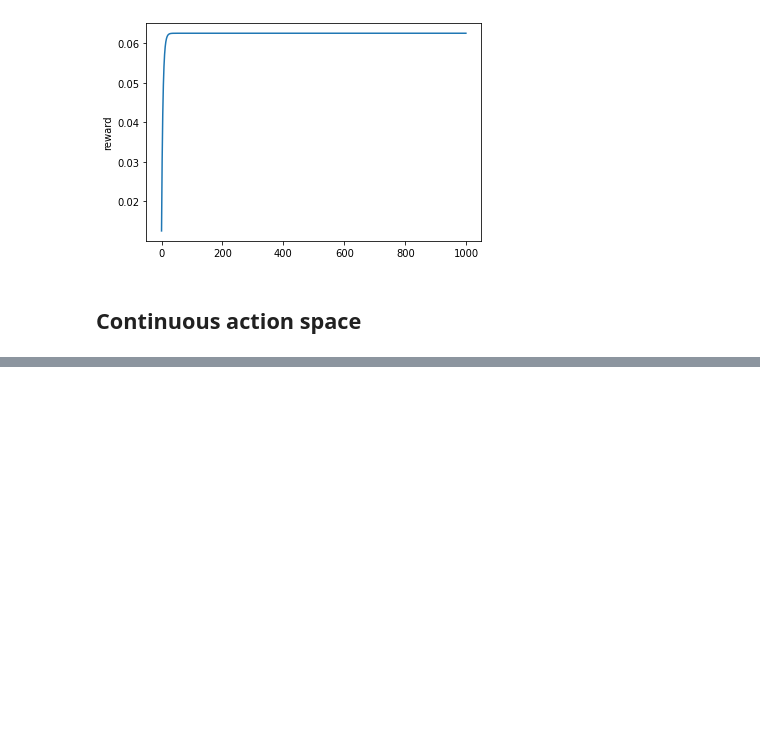
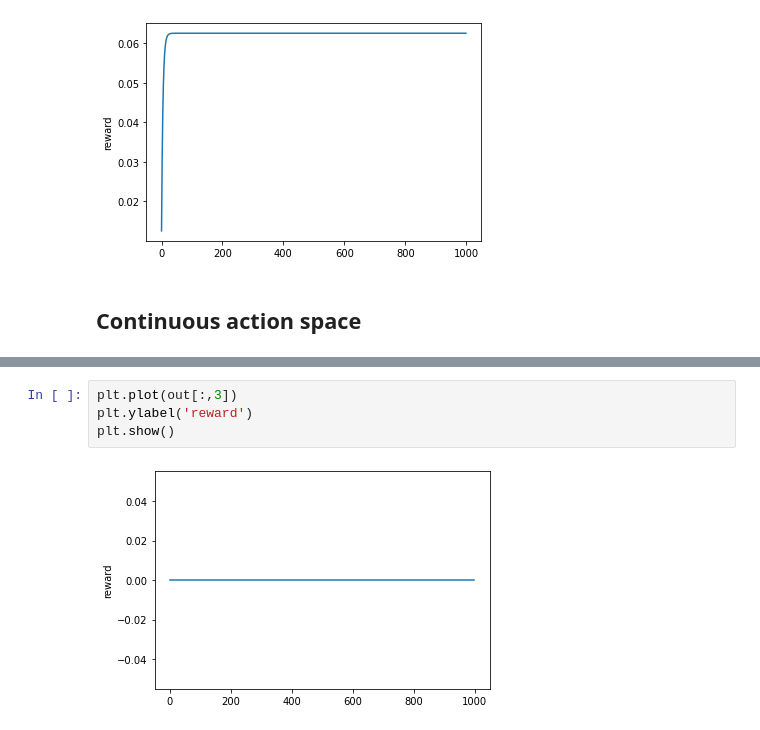
Before and after one commit to boettiger-lab/conservation-agents, a Jupyter notebook: fishing_optimaly.ipynb, the cells around one changed output, grey strips where cells are left out. Saved outputs shown, nothing was run; the diff lists cells and outputs as text; blank space fills up the shorter version.

```diff
--- a/fishing_optimaly.ipynb
+++ b/fishing_optimaly.ipynb
@@ -93,0 +98,6 @@ IndexError: invalid index to scalar variable.
+# %%
+plt.plot(out[:,3])
+plt.ylabel('reward')
+plt.show()
+# %% [output]
+[figure, added]
```
Also changed, not shown: parts of 7 cells of this notebook.
